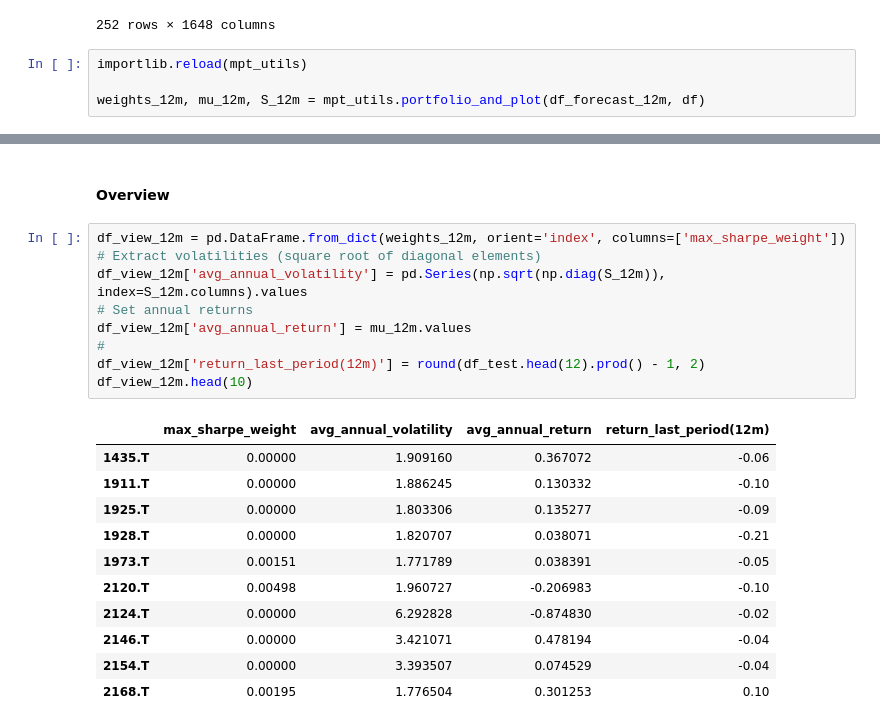
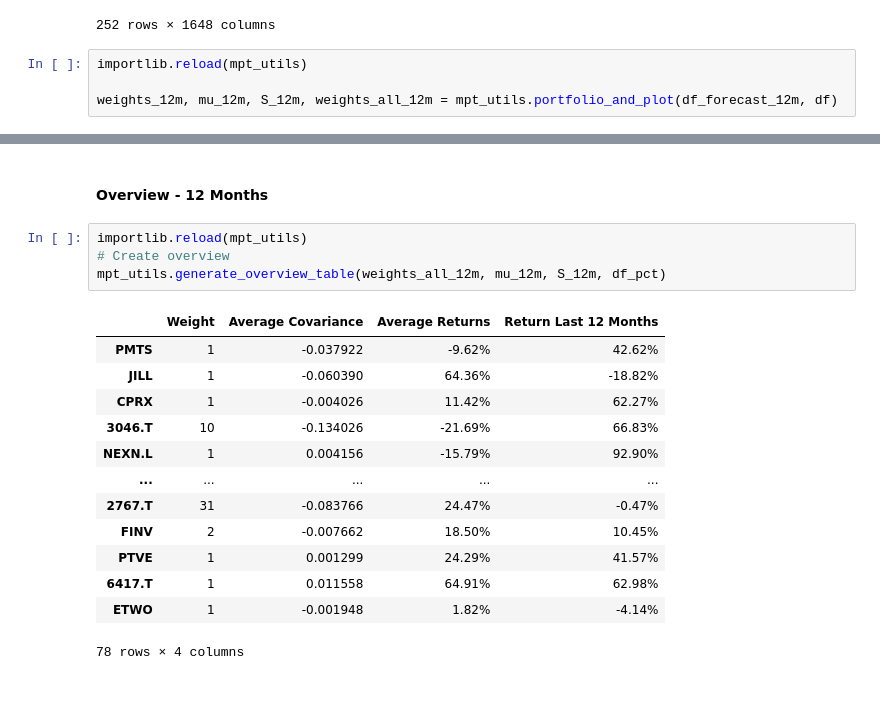
Before and after one commit to Herb-sh/sustainability_portfolio_optimisation, a Jupyter notebook: notebooks/4. portfolio_optimisation/4.1. Prophet/4.1.Prophet-univariate.ipynb, the cells around one changed output, grey strips where cells are left out. Drawn from its saved outputs; the diff is of its cells as text; blank space fills up the shorter version.

Commit message:
Implemented generate_overview_table, fixed plots

```diff
--- a/notebooks/4. portfolio_optimisation/4.1. Prophet/4.1.Prophet-univariate.ipynb
+++ b/notebooks/4. portfolio_optimisation/4.1. Prophet/4.1.Prophet-univariate.ipynb
@@ -201,5 +187,5 @@ df_forecast_12m # (0.02 for 2%)
 # %%
 importlib.reload(mpt_utils)
 
-weights_12m, mu_12m, S_12m = mpt_utils.portfolio_and_plot(df_forecast_12m, df)
+weights_12m, mu_12m, S_12m, weights_all_12m = mpt_utils.portfolio_and_plot(df_forecast_12m, df)
 # %% [output]
@@ -223,25 +197,22 @@ Funds remaining: €49.69
 Downcasting object dtype arrays on .fillna, .ffill, .bfill is deprecated and will change in a future version. Call result.infer_objects(copy=False) instead. To opt-in to the future behavior, set `pd.s ...
 [interactive output not drawn]
 # %% [markdown]
-#### Overview
+#### Overview - 12 Months
 # %%
-df_view_12m = pd.DataFrame.from_dict(weights_12m, orient='index', columns=['max_sharpe_weight'])
-# Extract volatilities (square root of diagonal elements)
-df_view_12m['avg_annual_volatility'] = pd.Series(np.sqrt(np.diag(S_12m)), index=S_12m.columns).values
-# Set annual returns
-df_view_12m['avg_annual_return'] = mu_12m.values
-#
-df_view_12m['return_last_period(12m)'] = round(df_test.head(12).prod() - 1, 2)
-df_view_12m.head(10)
+importlib.reload(mpt_utils)
+# Create overview
+mpt_utils.generate_overview_table(weights_all_12m, mu_12m, S_12m, df_pct)
 # %% [output]
-|  | max_sharpe_weight | avg_annual_volatility | avg_annual_return | return_last_period(12m) |
-| 1435.T | 0.00000 | 1.909160 | 0.367072 | -0.06 |
-| 1911.T | 0.00000 | 1.886245 | 0.130332 | -0.10 |
-| 1925.T | 0.00000 | 1.803306 | 0.135277 | -0.09 |
-| 1928.T | 0.00000 | 1.820707 | 0.038071 | -0.21 |
-| 1973.T | 0.00151 | 1.771789 | 0.038391 | -0.05 |
-| 2120.T | 0.00498 | 1.960727 | -0.206983 | -0.10 |
-| 2124.T | 0.00000 | 6.292828 | -0.874830 | -0.02 |
-| 2146.T | 0.00000 | 3.421071 | 0.478194 | -0.04 |
-| 2154.T | 0.00000 | 3.393507 | 0.074529 | -0.04 |
-| 2168.T | 0.00195 | 1.776504 | 0.301253 | 0.10 |
+|  | Weight | Average Covariance | Average Returns | Return Last 12 Months |
+| PMTS | 1 | -0.037922 | -9.62% | 42.62% |
+| JILL | 1 | -0.060390 | 64.36% | -18.82% |
+| CPRX | 1 | -0.004026 | 11.42% | 62.27% |
+| 3046.T | 10 | -0.134026 | -21.69% | 66.83% |
+| NEXN.L | 1 | 0.004156 | -15.79% | 92.90% |
+| ... | ... | ... | ... | ... |
+| 2767.T | 31 | -0.083766 | 24.47% | -0.47% |
+| FINV | 2 | -0.007662 | 18.50% | 10.45% |
+| PTVE | 1 | 0.001299 | 24.29% | 41.57% |
+| 6417.T | 1 | 0.011558 | 64.91% | 62.98% |
+| ETWO | 1 | -0.001948 | 1.82% | -4.14% |
+78 rows × 4 columns
```
Also changed, not shown: parts of 5 cells of this notebook, 1 other file.
